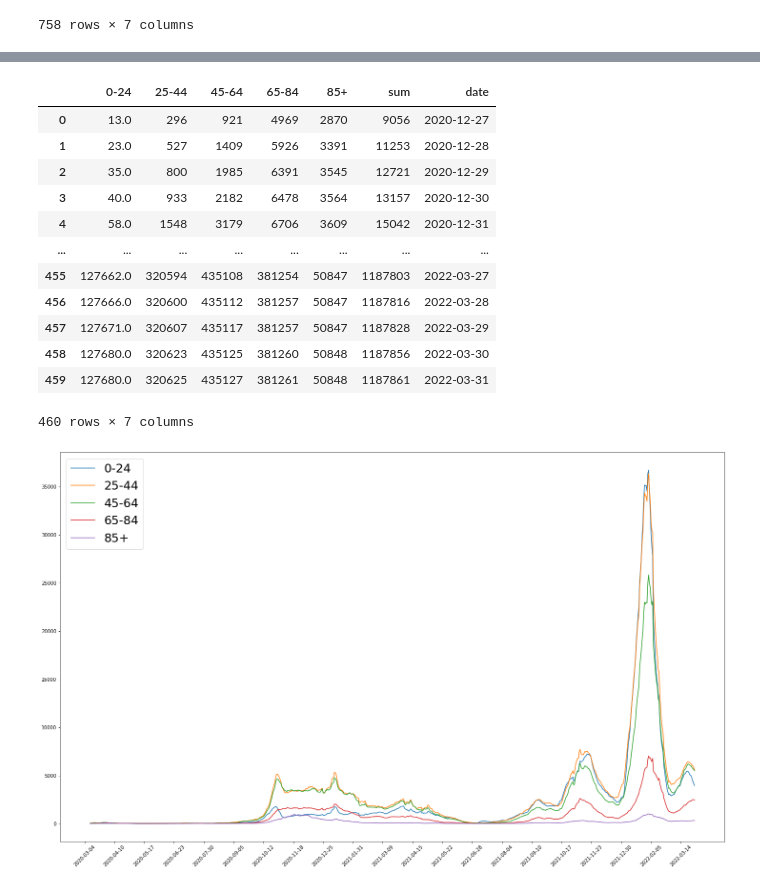
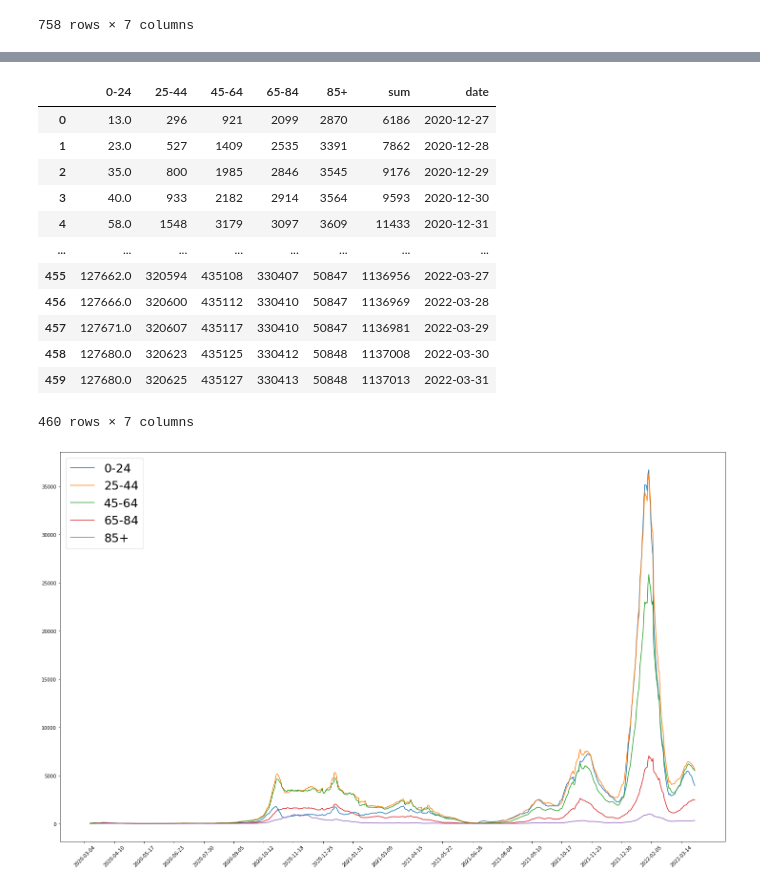
Before and after one commit to SerugaDavid/PR21DSZHMM, a Jupyter notebook: naloga.ipynb, the cells around one changed output, grey strips where cells are left out. Drawn from its saved outputs; the diff is of its cells as text; code cells hidden in the pictures.

```diff
--- a/naloga.ipynb
+++ b/naloga.ipynb
@@ -63,30 +78,30 @@ age_cases_new
 # %%
 age_vacc_new = pd.DataFrame()
 attrs_age_vacc = list(age_vacc)
 
 
 age_vacc_new["0-24"] = sum(age_vacc[attr] for attr in [i for i in attrs_age_vacc[1:10] if "1st" in i])
 age_vacc_new["25-44"] = sum(age_vacc[attr] for attr in [i for i in attrs_age_vacc[10:22] if "1st" in i])
 age_vacc_new["45-64"] = sum(age_vacc[attr] for attr in [i for i in attrs_age_vacc[22:34] if "1st" in i])
-age_vacc_new["65-84"] = sum(age_vacc[attr] for attr in [i for i in attrs_age_vacc[34:64] if "1st" in i])
+age_vacc_new["65-84"] = sum(age_vacc[attr] for attr in [i for i in attrs_age_vacc[34:46] if "1st" in i])
 age_vacc_new["85+"] = sum(age_vacc[attr] for attr in [i for i in attrs_age_vacc[46:] if "1st" in i])
 age_vacc_new["sum"] = sum(age_vacc_new[attr] for attr in list(age_vacc_new)[1:])
 #age_vacc_new = age_vacc_new.diff(7)
 age_vacc_new["date"] = age_vacc["date"]
 age_vacc_new
 # %% [output]
 |  | 0-24 | 25-44 | 45-64 | 65-84 | 85+ | sum | date |
-| 0 | 13.0 | 296 | 921 | 4969 | 2870 | 9056 | 2020-12-27 |
-| 1 | 23.0 | 527 | 1409 | 5926 | 3391 | 11253 | 2020-12-28 |
-| 2 | 35.0 | 800 | 1985 | 6391 | 3545 | 12721 | 2020-12-29 |
-| 3 | 40.0 | 933 | 2182 | 6478 | 3564 | 13157 | 2020-12-30 |
-| 4 | 58.0 | 1548 | 3179 | 6706 | 3609 | 15042 | 2020-12-31 |
+| 0 | 13.0 | 296 | 921 | 2099 | 2870 | 6186 | 2020-12-27 |
+| 1 | 23.0 | 527 | 1409 | 2535 | 3391 | 7862 | 2020-12-28 |
+| 2 | 35.0 | 800 | 1985 | 2846 | 3545 | 9176 | 2020-12-29 |
+| 3 | 40.0 | 933 | 2182 | 2914 | 3564 | 9593 | 2020-12-30 |
+| 4 | 58.0 | 1548 | 3179 | 3097 | 3609 | 11433 | 2020-12-31 |
 | ... | ... | ... | ... | ... | ... | ... | ... |
-| 455 | 127662.0 | 320594 | 435108 | 381254 | 50847 | 1187803 | 2022-03-27 |
-| 456 | 127666.0 | 320600 | 435112 | 381257 | 50847 | 1187816 | 2022-03-28 |
-| 457 | 127671.0 | 320607 | 435117 | 381257 | 50847 | 1187828 | 2022-03-29 |
-| 458 | 127680.0 | 320623 | 435125 | 381260 | 50848 | 1187856 | 2022-03-30 |
-| 459 | 127680.0 | 320625 | 435127 | 381261 | 50848 | 1187861 | 2022-03-31 |
+| 455 | 127662.0 | 320594 | 435108 | 330407 | 50847 | 1136956 | 2022-03-27 |
+| 456 | 127666.0 | 320600 | 435112 | 330410 | 50847 | 1136969 | 2022-03-28 |
+| 457 | 127671.0 | 320607 | 435117 | 330410 | 50847 | 1136981 | 2022-03-29 |
+| 458 | 127680.0 | 320623 | 435125 | 330412 | 50848 | 1137008 | 2022-03-30 |
+| 459 | 127680.0 | 320625 | 435127 | 330413 | 50848 | 1137013 | 2022-03-31 |
 460 rows × 7 columns
 # %%
 import matplotlib.pyplot as plt
```
Also changed, not shown: parts of 5 cells of this notebook, 2 other files.
